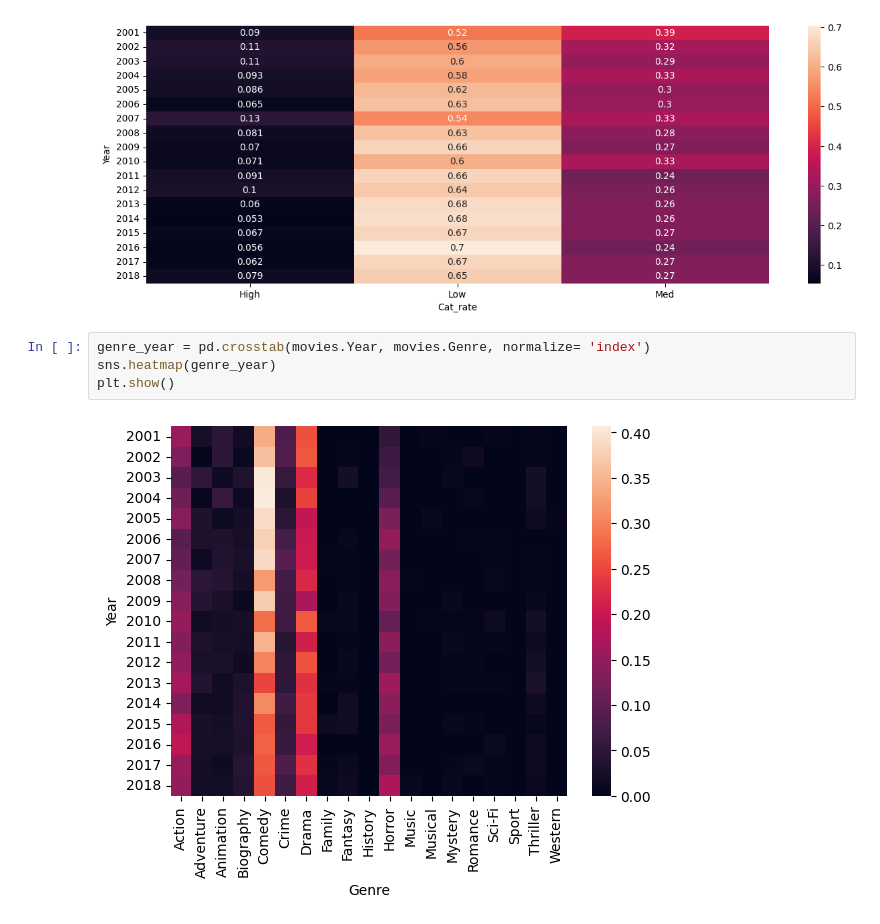
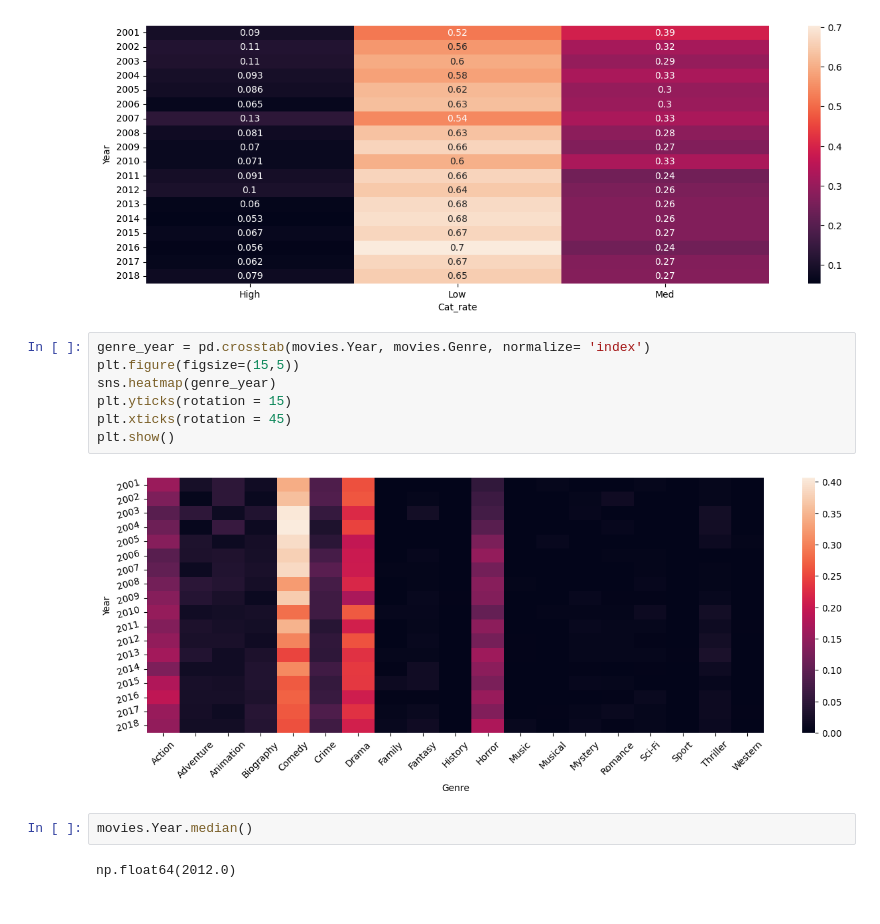
Before and after one commit to nurgelli/statistics_in_python, a Jupyter notebook: ml.ipynb, the cells around one changed output. Saved outputs shown, nothing was run; the diff lists cells and outputs as text.

Commit message:
New visualizations

```diff
--- a/ml.ipynb
+++ b/ml.ipynb
@@ -537,7 +537,14 @@ plt.show()
 [figure]
 # %%
 genre_year = pd.crosstab(movies.Year, movies.Genre, normalize= 'index')
+plt.figure(figsize=(15,5))
 sns.heatmap(genre_year)
+plt.yticks(rotation = 15)
+plt.xticks(rotation = 45)
 plt.show()
 # %% [output]
-[figure, old version]
+[figure, new version]
+# %%
+movies.Year.median()
+# %% [output]
+np.float64(2012.0)
```
